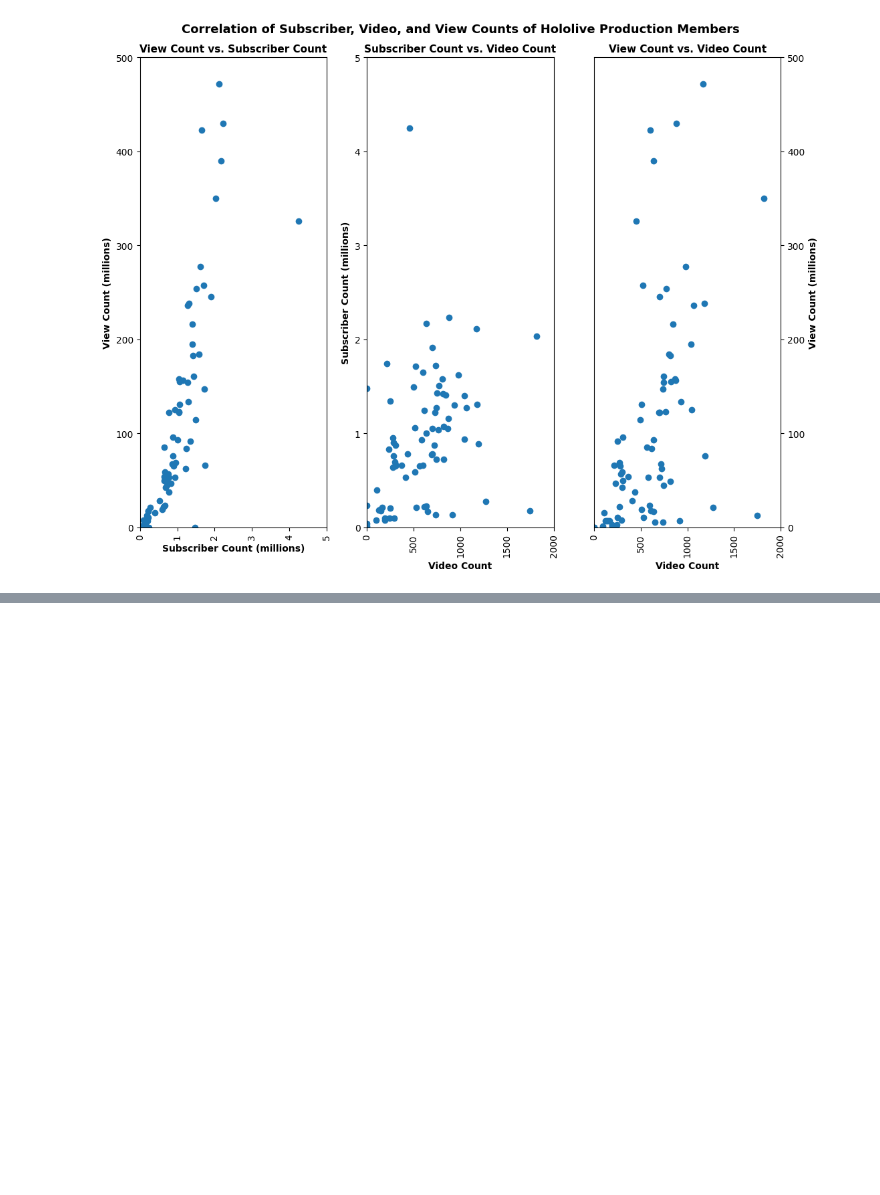
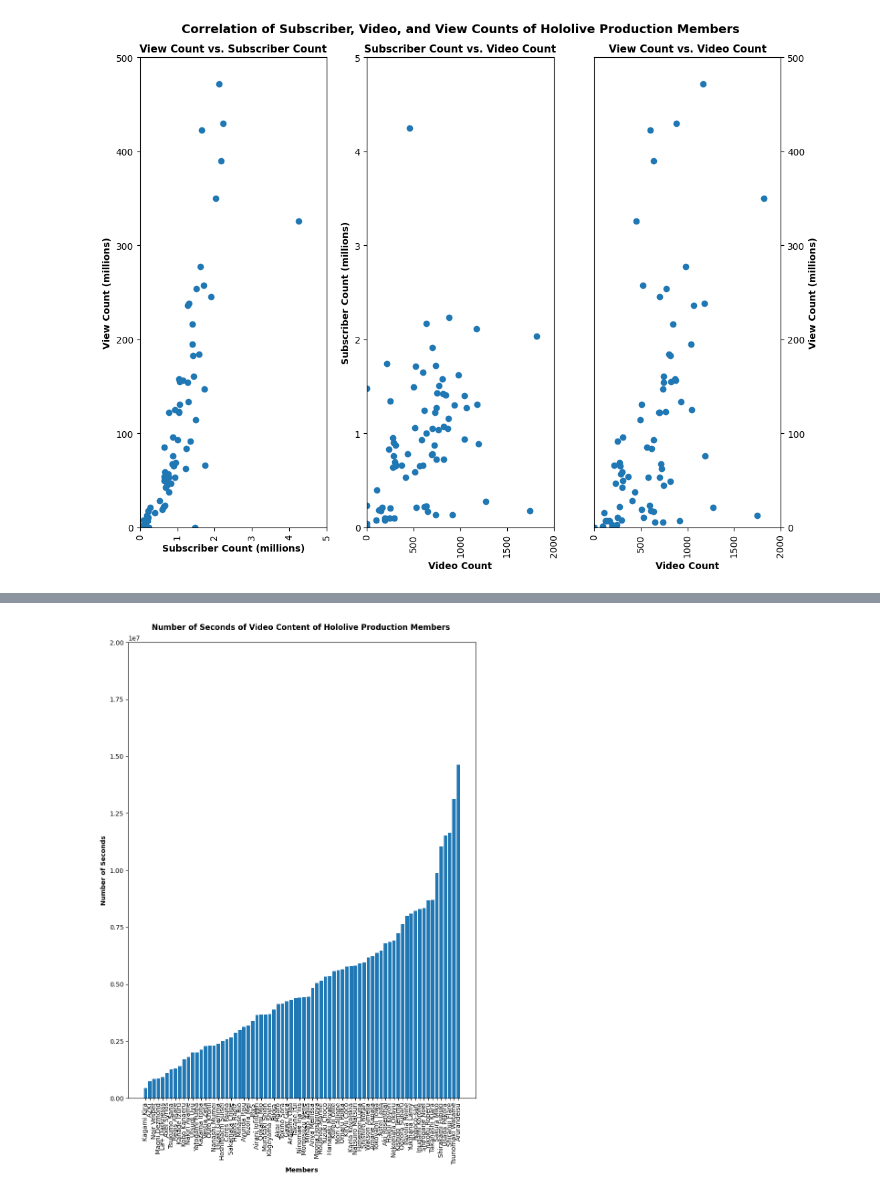
Before and after one commit to Johnson-Tung/holoAnalytics, a Jupyter notebook: scripts/visualize_youtube_data_(prototyping).ipynb, the cells around one changed output, grey strips where cells are left out. Saved outputs shown, nothing was run; the diff lists cells and outputs as text; code cells hidden in the pictures; blank space fills up the shorter version.

```diff
--- a/scripts/visualize_youtube_data_(prototyping).ipynb
+++ b/scripts/visualize_youtube_data_(prototyping).ipynb
@@ -63,0 +117,4 @@ plt.show()
+# %%
+total_video_duration(member_data, member_channel_data['channel_video_summary'], unit_time='seconds', sort='ascending')
+# %% [output]
+[figure, added]
```
Also changed, not shown: parts of 5 cells of this notebook.
